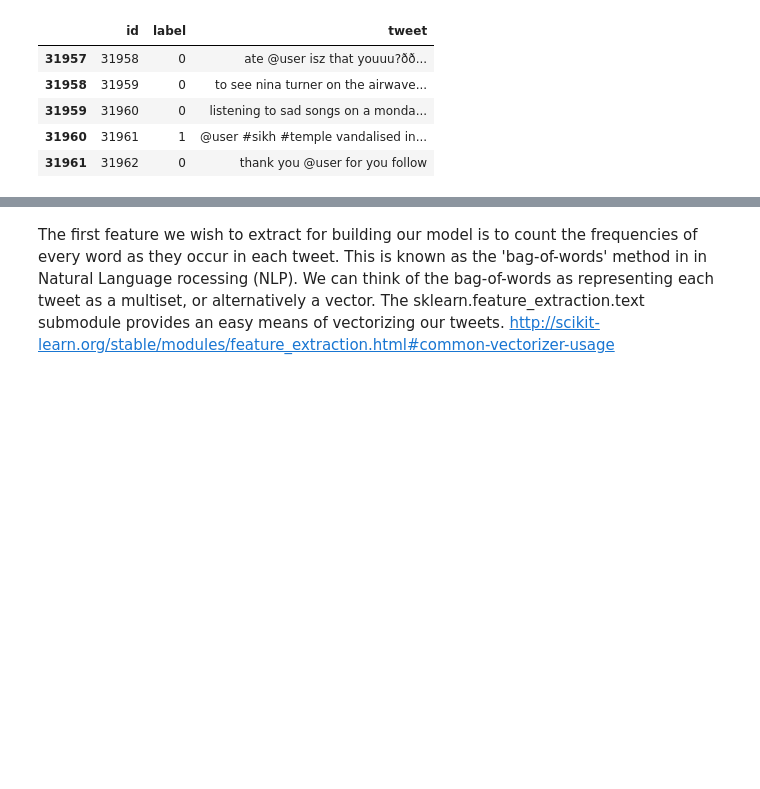
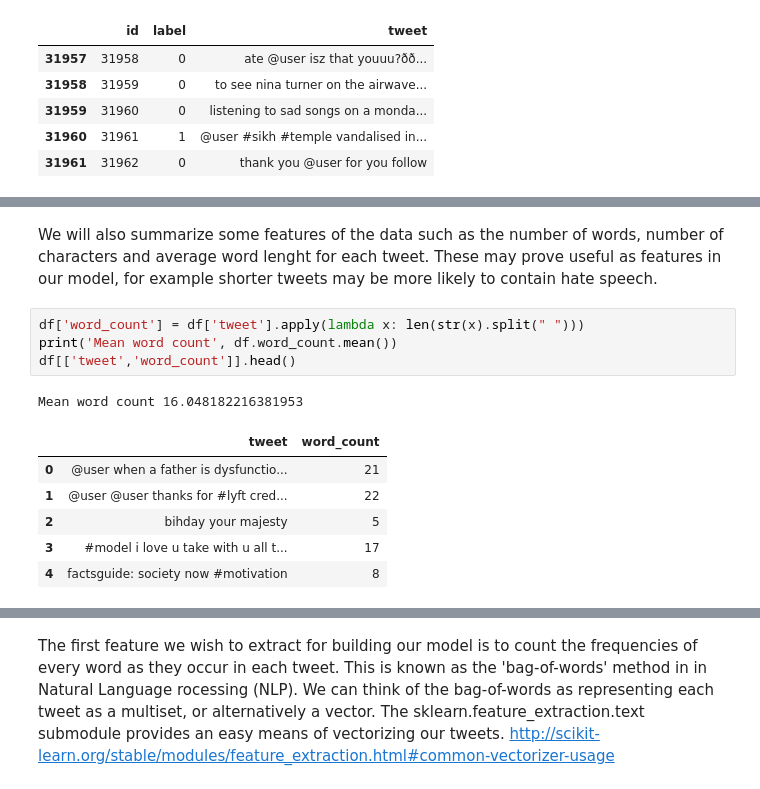
Before and after one commit to GTOhhhhh/twitter_sentiment_analysis, a Jupyter notebook: stage1_twitter_data_cleaning.ipynb, the cells around one changed output, grey strips where cells are left out. Cells and saved outputs as stored; diff of their text form; blank space fills up the shorter version.

```diff
--- a/stage1_twitter_data_cleaning.ipynb
+++ b/stage1_twitter_data_cleaning.ipynb
@@ -58,0 +87,14 @@ test_df.shape
+# %% [markdown]
+We will also summarize some features of the data such as the number of words, number of characters and average word lenght for each tweet. These may prove useful as features in our model, for example shorter tweets may be more likely to contain hate speech.
+# %%
+df['word_count'] = df['tweet'].apply(lambda x: len(str(x).split(" ")))
+print('Mean word count', df.word_count.mean())
+df[['tweet','word_count']].head()
+# %% [output]
+Mean word count 16.048182216381953
+|  | tweet | word_count |
+| 0 | @user when a father is dysfunctio... | 21 |
+| 1 | @user @user thanks for #lyft cred... | 22 |
+| 2 | bihday your majesty | 5 |
+| 3 | #model i love u take with u all t... | 17 |
+| 4 | factsguide: society now #motivation | 8 |
```
Also changed, not shown: parts of 44 cells of this notebook, 1 other file.
